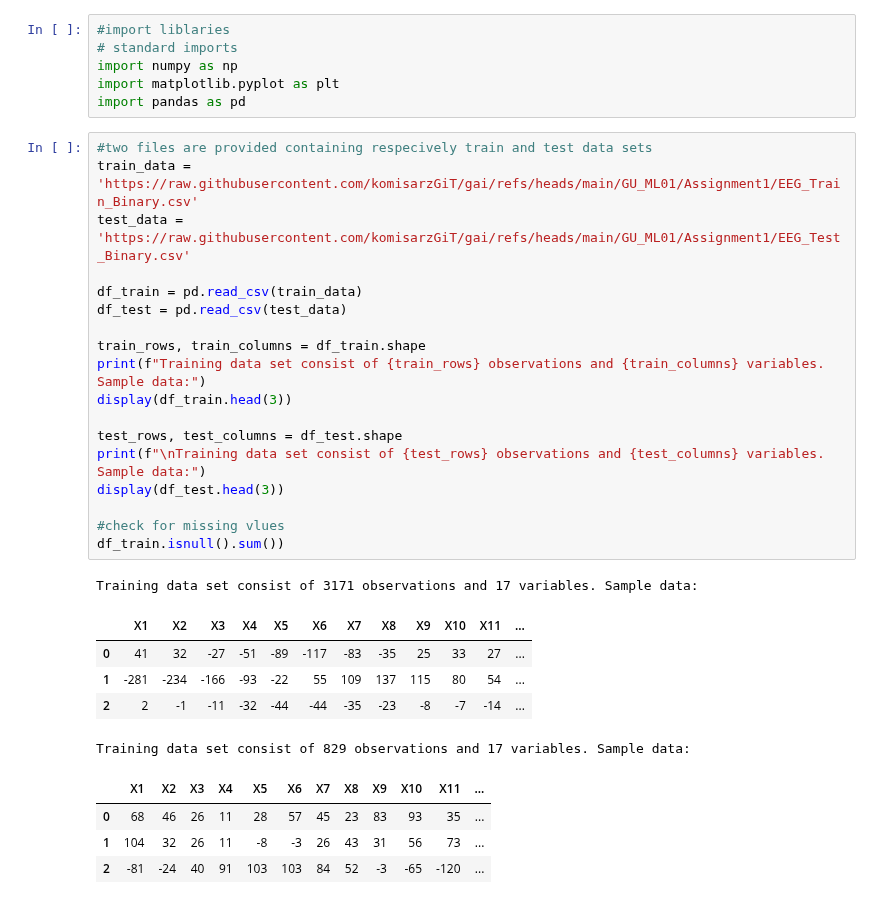
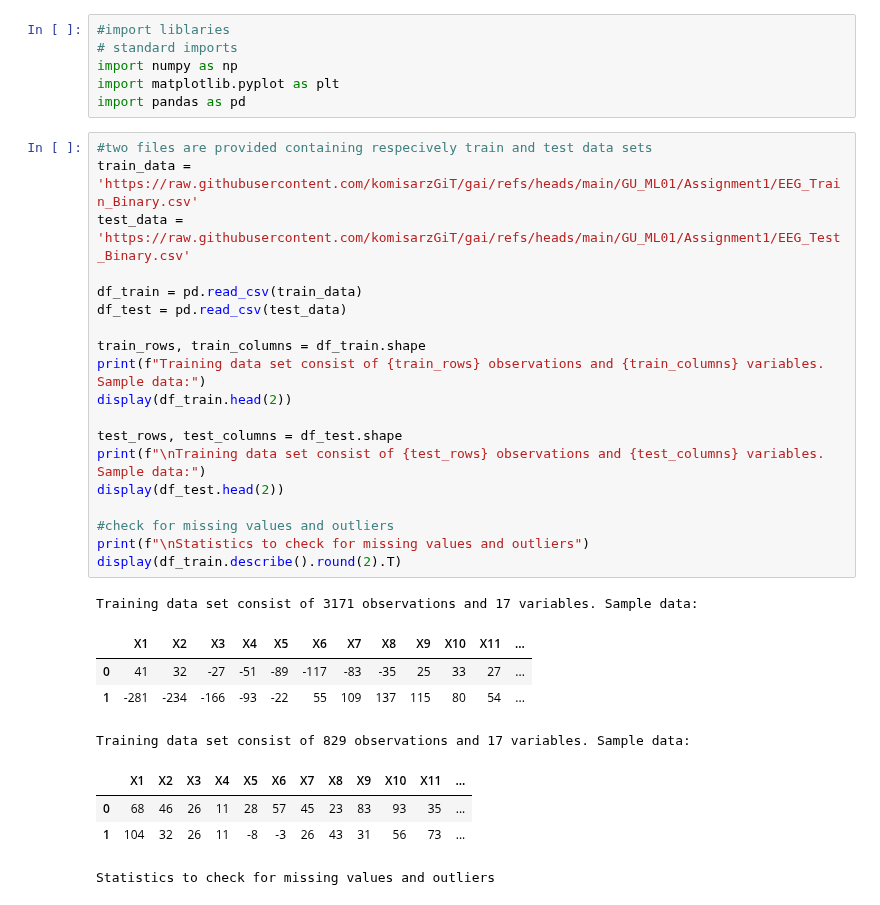
Before and after one commit to komisarzGiT/gai, a Jupyter notebook: GUNI_ML_assignment1.ipynb, the cells around one changed output. Saved outputs shown, nothing was run; the diff lists cells and outputs as text.

```diff
--- a/GUNI_ML_assignment1.ipynb
+++ b/GUNI_ML_assignment1.ipynb
@@ -30,29 +30,29 @@ import pandas as pd
 # %%
 #two files are provided containing respecively train and test data sets
 train_data = 'https://raw.githubusercontent.com/komisarzGiT/gai/refs/heads/main/GU_ML01/Assignment1/EEG_Train_Binary.csv'
 test_data = 'https://raw.githubusercontent.com/komisarzGiT/gai/refs/heads/main/GU_ML01/Assignment1/EEG_Test_Binary.csv'
 
 df_train = pd.read_csv(train_data)
 df_test = pd.read_csv(test_data)
 
 train_rows, train_columns = df_train.shape
 print(f"Training data set consist of {train_rows} observations and {train_columns} variables. Sample data:")
-display(df_train.head(3))
+display(df_train.head(2))
 
 test_rows, test_columns = df_test.shape
 print(f"\nTraining data set consist of {test_rows} observations and {test_columns} variables. Sample data:")
-display(df_test.head(3))
+display(df_test.head(2))
 
-#check for missing vlues
-df_train.isnull().sum())
+#check for missing values and outliers
+print(f"\nStatistics to check for missing values and outliers")
+display(df_train.describe().round(2).T)
 # %% [output]
 Training data set consist of 3171 observations and 17 variables. Sample data:
 |  | X1 | X2 | X3 | X4 | X5 | X6 | X7 | X8 | X9 | X10 | X11 | ... |
 | 0 | 41 | 32 | -27 | -51 | -89 | -117 | -83 | -35 | 25 | 33 | 27 | ... |
 | 1 | -281 | -234 | -166 | -93 | -22 | 55 | 109 | 137 | 115 | 80 | 54 | ... |
-| 2 | 2 | -1 | -11 | -32 | -44 | -44 | -35 | -23 | -8 | -7 | -14 | ... |
 Training data set consist of 829 observations and 17 variables. Sample data:
 |  | X1 | X2 | X3 | X4 | X5 | X6 | X7 | X8 | X9 | X10 | X11 | ... |
 | 0 | 68 | 46 | 26 | 11 | 28 | 57 | 45 | 23 | 83 | 93 | 35 | ... |
 | 1 | 104 | 32 | 26 | 11 | -8 | -3 | 26 | 43 | 31 | 56 | 73 | ... |
-| 2 | -81 | -24 | 40 | 91 | 103 | 103 | 84 | 52 | -3 | -65 | -120 | ... |
+Statistics to check for missing values and outliers
```
Also changed, not shown: parts of 1 cell of this notebook.
